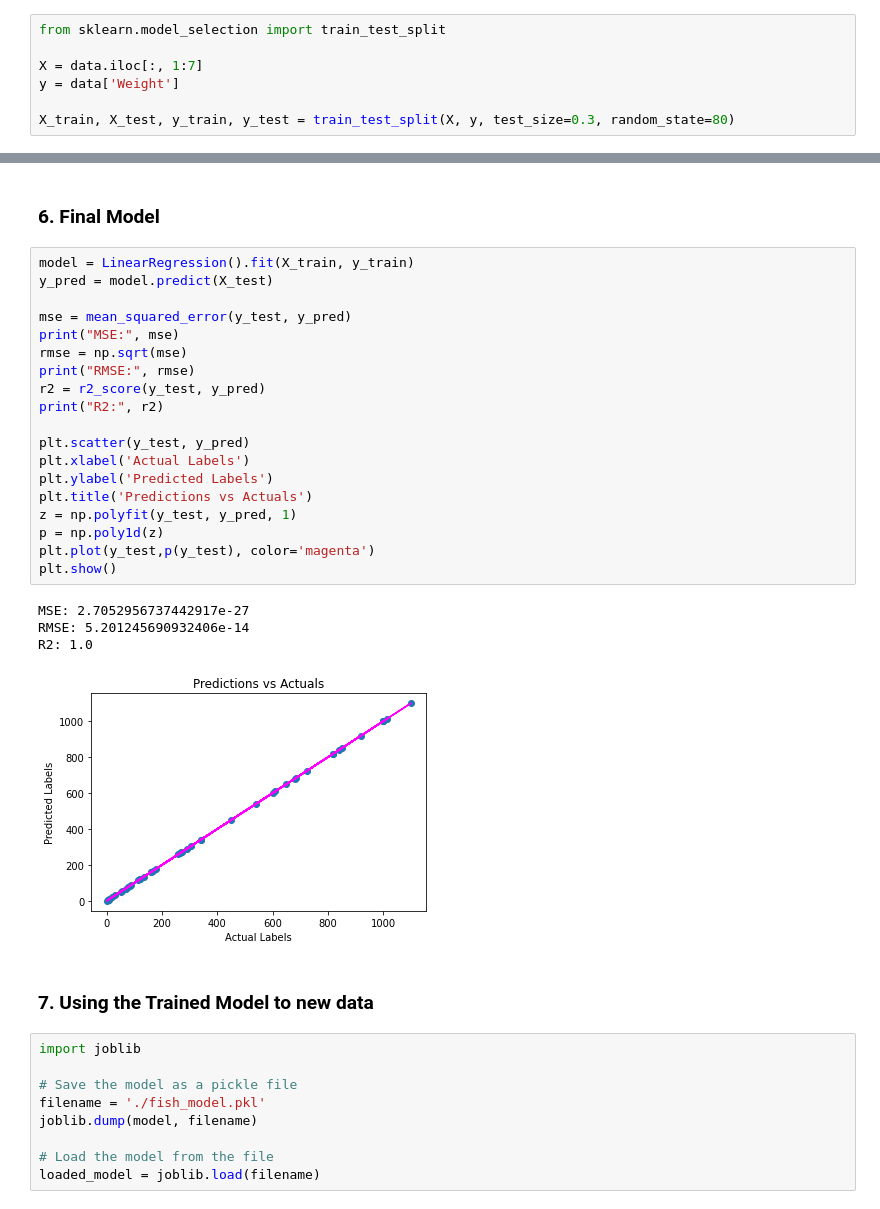
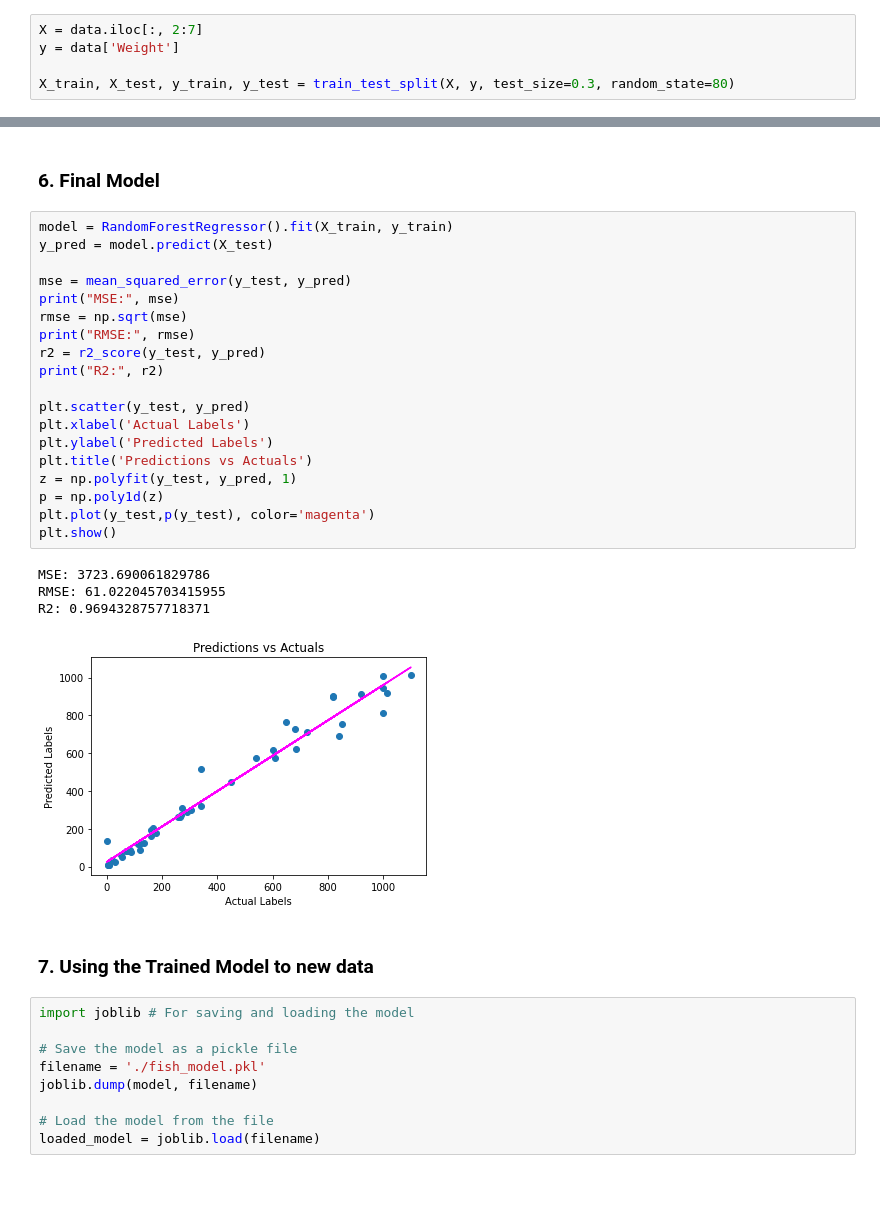
Before and after one commit to Kiindwt/ML_Fish_Reg, a Jupyter notebook: fish.ipynb, the cells around one changed output, grey strips where cells are left out. Drawn from its saved outputs; the diff is of its cells as text.

```diff
--- a/fish.ipynb
+++ b/fish.ipynb
@@ -180,9 +181,7 @@ sns.heatmap(corr, mask=mask, annot=True, fmt='.2f', cmap='coolwarm')
 # %% [markdown]
 ### 4. Separating the dataset between train and test data
 # %%
-from sklearn.model_selection import train_test_split
-
-X = data.iloc[:, 1:7]
+X = data.iloc[:, 2:7]
 y = data['Weight']
 
 X_train, X_test, y_train, y_test = train_test_split(X, y, test_size=0.3, random_state=80)
@@ -237,33 +236,33 @@ Upon analyzing the DataFrame "Models," it becomes evident that linear regression
 # %% [markdown]
 ### 6. Final Model
 # %%
-model = LinearRegression().fit(X_train, y_train)
+model = RandomForestRegressor().fit(X_train, y_train)
 y_pred = model.predict(X_test)
 
 mse = mean_squared_error(y_test, y_pred)
 print("MSE:", mse)
 rmse = np.sqrt(mse)
 print("RMSE:", rmse)
 r2 = r2_score(y_test, y_pred)
 print("R2:", r2)
 
 plt.scatter(y_test, y_pred)
 plt.xlabel('Actual Labels')
 plt.ylabel('Predicted Labels')
 plt.title('Predictions vs Actuals')
 z = np.polyfit(y_test, y_pred, 1)
 p = np.poly1d(z)
 plt.plot(y_test,p(y_test), color='magenta')
 plt.show()
 # %% [output]
-MSE: 2.7052956737442917e-27
-RMSE: 5.201245690932406e-14
-R2: 1.0
+MSE: 3723.690061829786
+RMSE: 61.022045703415955
+R2: 0.9694328757718371
-[figure, old version]
+[figure, new version]
 # %% [markdown]
 ### 7. Using the Trained Model to new data
 # %%
-import joblib
+import joblib # For saving and loading the model
 
 # Save the model as a pickle file
 filename = './fish_model.pkl'
```
Also changed, not shown: parts of 5 cells of this notebook, 1 other file.
